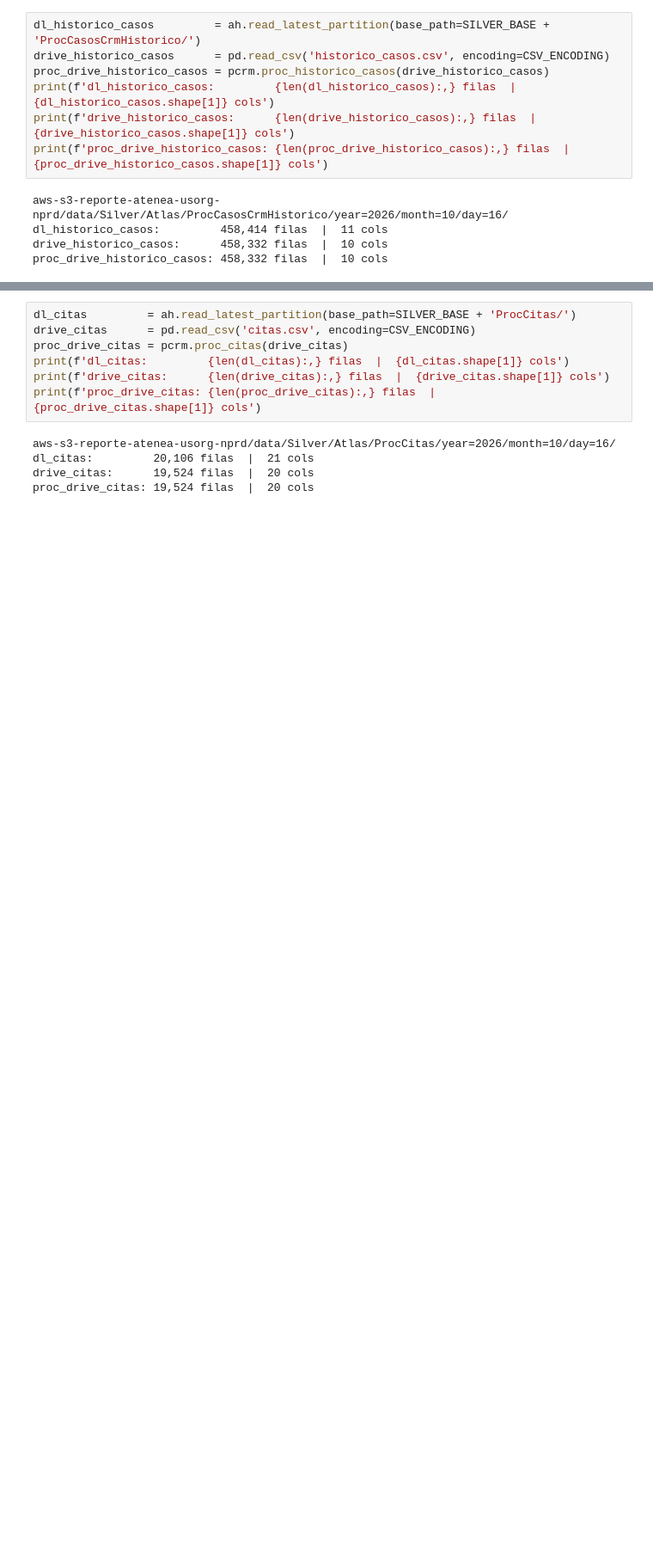
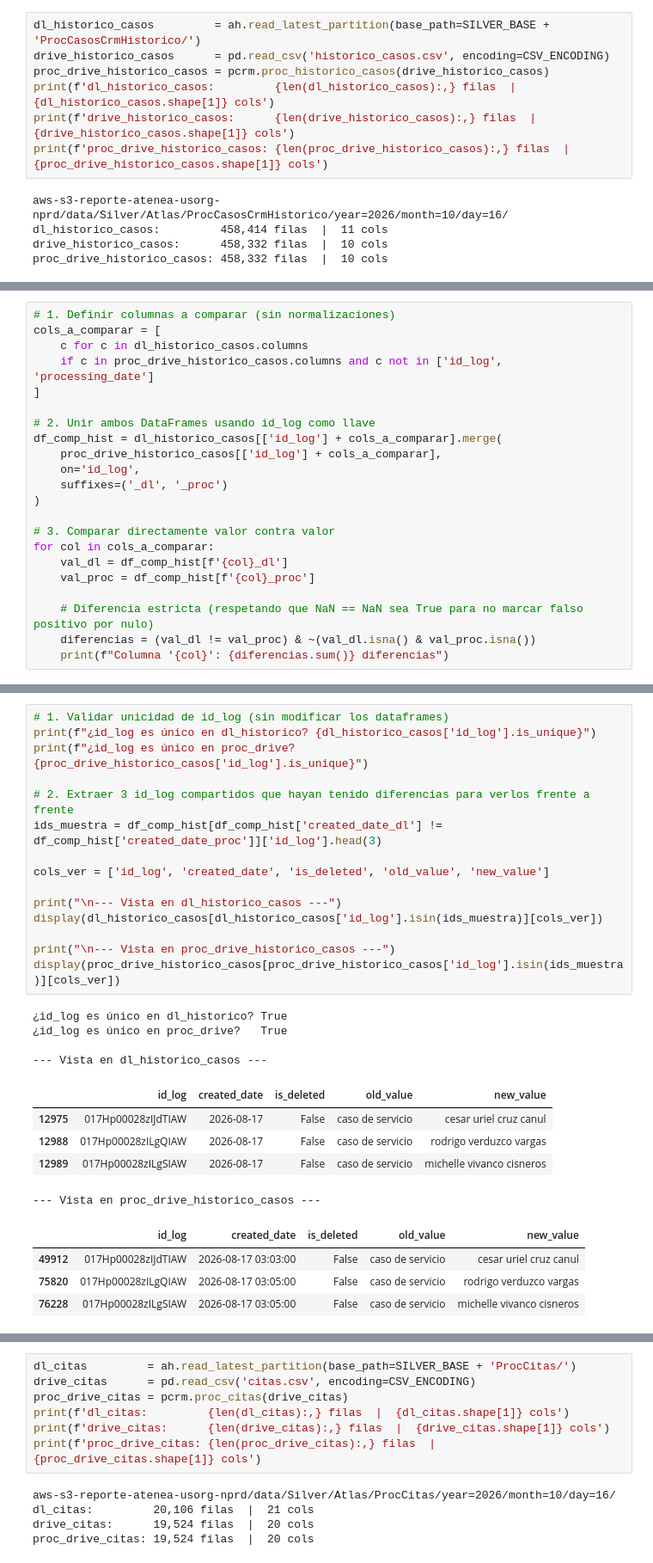
Before and after one commit to rene-aum/Atlas, a Jupyter notebook: CasosDeUso/CasosErick/carga_datalake.ipynb, the cells around one changed output, grey strips where cells are left out. Shown at 86% size. Drawn from its saved outputs; the diff is of its cells as text; blank space fills up the shorter version.

```diff
--- a/CasosDeUso/CasosErick/carga_datalake.ipynb
+++ b/CasosDeUso/CasosErick/carga_datalake.ipynb
@@ -272,0 +350,22 @@ proc_drive_historico_casos: 458,332 filas  |  10 cols
+# %%
+# 1. Definir columnas a comparar (sin normalizaciones)
+cols_a_comparar = [
+    c for c in dl_historico_casos.columns
+    if c in proc_drive_historico_casos.columns and c not in ['id_log', 'processing_date']
+]
+
+# 2. Unir ambos DataFrames usando id_log como llave
+df_comp_hist = dl_historico_casos[['id_log'] + cols_a_comparar].merge(
+    proc_drive_historico_casos[['id_log'] + cols_a_comparar],
+    on='id_log',
+    suffixes=('_dl', '_proc')
+)
+
+# 3. Comparar directamente valor contra valor
+for col in cols_a_comparar:
+    val_dl = df_comp_hist[f'{col}_dl']
+    val_proc = df_comp_hist[f'{col}_proc']
+
+    # Diferencia estricta (respetando que NaN == NaN sea True para no marcar falso positivo por nulo)
+    diferencias = (val_dl != val_proc) & ~(val_dl.isna() & val_proc.isna())
+    print(f"Columna '{col}': {diferencias.sum()} diferencias")
@@ -272,0 +382,29 @@ proc_drive_historico_casos: 458,332 filas  |  10 cols
+# %%
+# 1. Validar unicidad de id_log (sin modificar los dataframes)
+print(f"¿id_log es único en dl_historico? {dl_historico_casos['id_log'].is_unique}")
+print(f"¿id_log es único en proc_drive?   {proc_drive_historico_casos['id_log'].is_unique}")
+
+# 2. Extraer 3 id_log compartidos que hayan tenido diferencias para verlos frente a frente
+ids_muestra = df_comp_hist[df_comp_hist['created_date_dl'] != df_comp_hist['created_date_proc']]['id_log'].head(3)
+
+cols_ver = ['id_log', 'created_date', 'is_deleted', 'old_value', 'new_value']
+
+print("\n--- Vista en dl_historico_casos ---")
+display(dl_historico_casos[dl_historico_casos['id_log'].isin(ids_muestra)][cols_ver])
+
+print("\n--- Vista en proc_drive_historico_casos ---")
+display(proc_drive_historico_casos[proc_drive_historico_casos['id_log'].isin(ids_muestra)][cols_ver])
+# %% [output]
+¿id_log es único en dl_historico? True
+¿id_log es único en proc_drive?   True
+
+--- Vista en dl_historico_casos ---
+|  | id_log | created_date | is_deleted | old_value | new_value |
+| 12975 | 017Hp00028zIJdTIAW | 2026-08-17 | False | caso de servicio | cesar uriel cruz canul |
+| 12988 | 017Hp00028zILgQIAW | 2026-08-17 | False | caso de servicio | rodrigo verduzco vargas |
+| 12989 | 017Hp00028zILgSIAW | 2026-08-17 | False | caso de servicio | michelle vivanco cisneros |
+--- Vista en proc_drive_historico_casos ---
+|  | id_log | created_date | is_deleted | old_value | new_value |
+| 49912 | 017Hp00028zIJdTIAW | 2026-08-17 03:03:00 | False | caso de servicio | cesar uriel cruz canul |
+| 75820 | 017Hp00028zILgQIAW | 2026-08-17 03:05:00 | False | caso de servicio | rodrigo verduzco vargas |
+| 76228 | 017Hp00028zILgSIAW | 2026-08-17 03:05:00 | False | caso de servicio | michelle vivanco cisneros |
```
Also changed, not shown: parts of 14 cells of this notebook.
